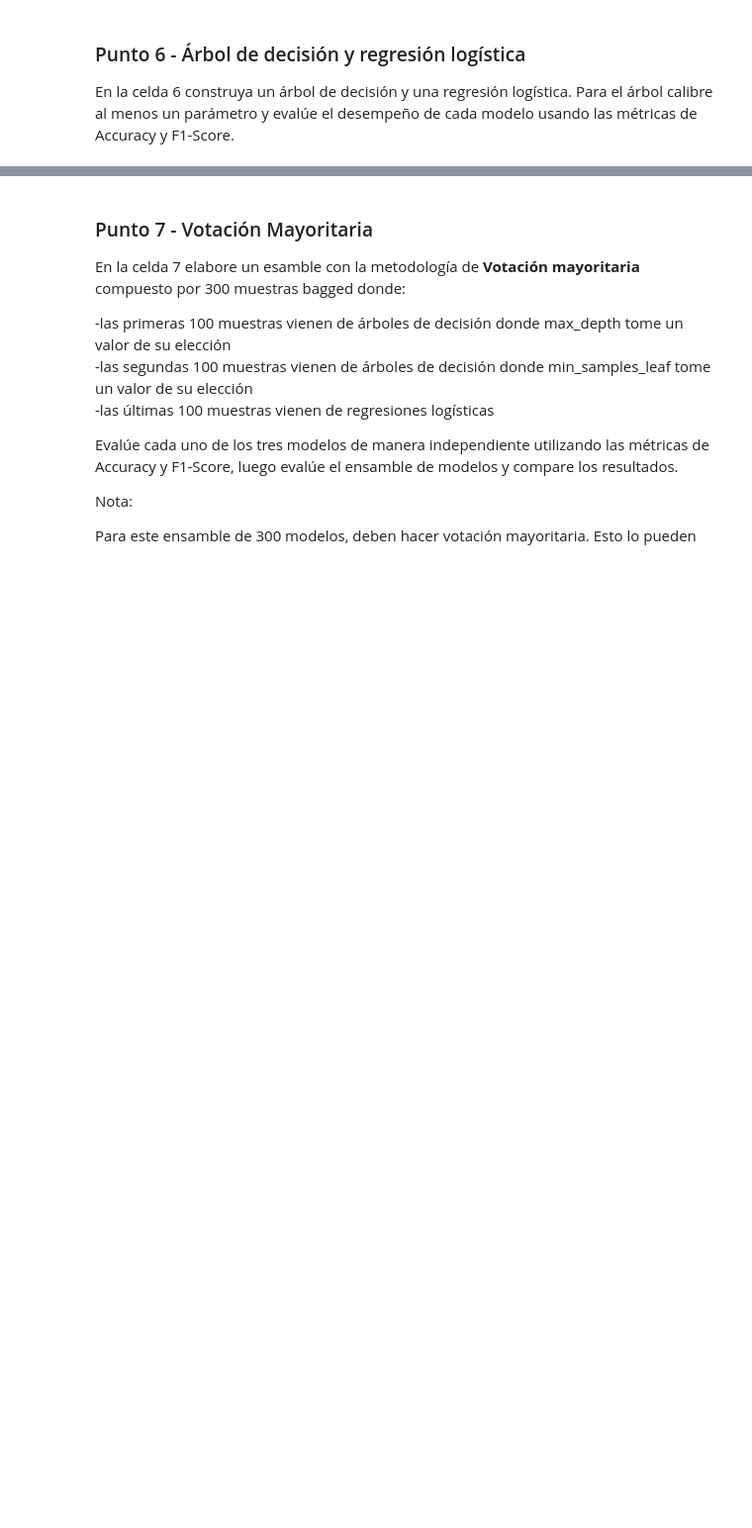
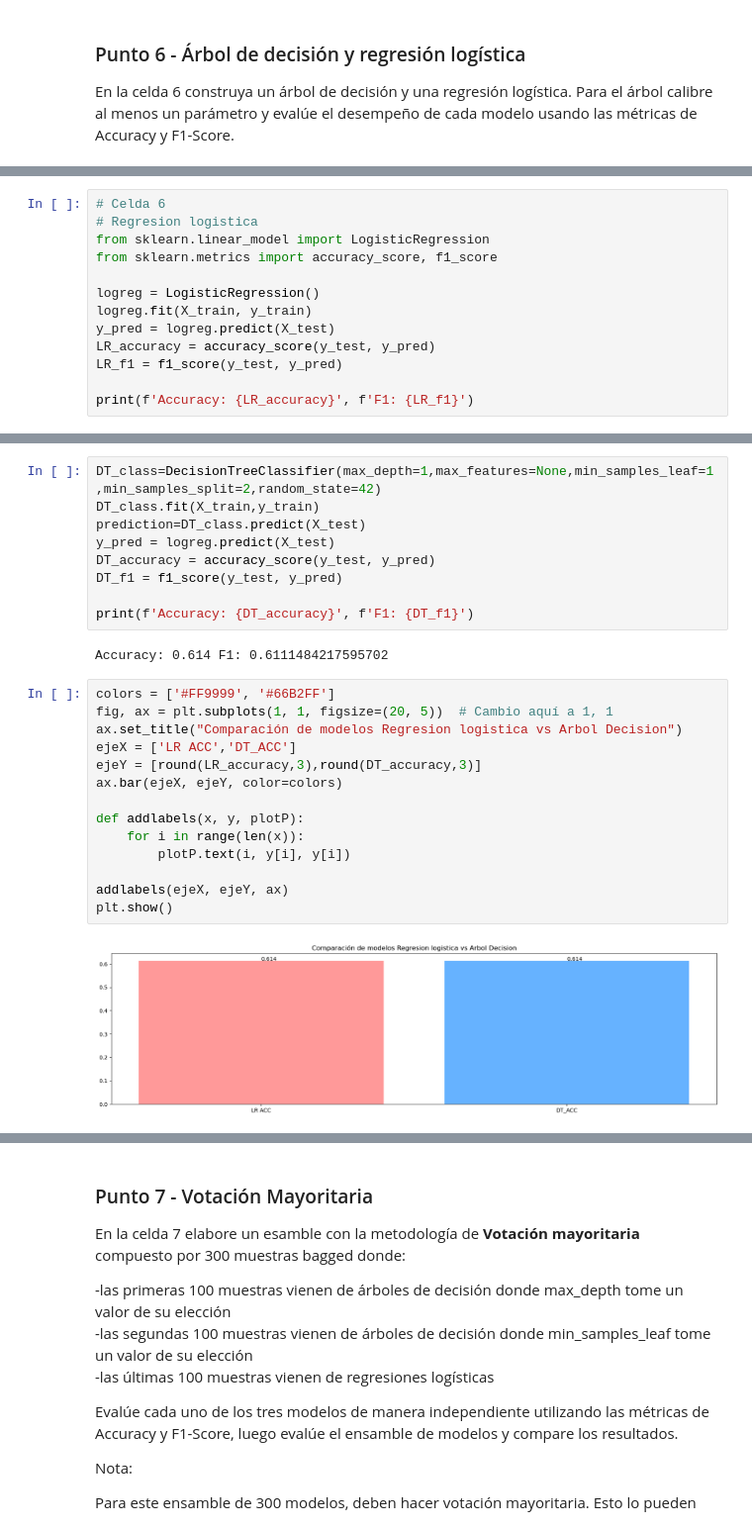
Before and after one commit to anfisbena/MIAD_NLP_2024, a Jupyter notebook: Semana 1/S1TC1_arboles_ensamblajes.ipynb, the cells around one changed output, grey strips where cells are left out. Shown: that part at 99% size. Drawn from its saved outputs; the diff is of its cells as text; blank space fills up the shorter version.

```diff
--- a/Semana 1/S1TC1_arboles_ensamblajes.ipynb
+++ b/Semana 1/S1TC1_arboles_ensamblajes.ipynb
@@ -251,0 +471,13 @@ En la celda 6 construya un árbol de decisión y una regresión logística. Para
+# %%
+# Celda 6
+# Regresion logistica
+from sklearn.linear_model import LogisticRegression
+from sklearn.metrics import accuracy_score, f1_score
+
+logreg = LogisticRegression()
+logreg.fit(X_train, y_train)
+y_pred = logreg.predict(X_test)
+LR_accuracy = accuracy_score(y_test, y_pred)
+LR_f1 = f1_score(y_test, y_pred)
+
+print(f'Accuracy: {LR_accuracy}', f'F1: {LR_f1}')
@@ -251,0 +511,27 @@ En la celda 6 construya un árbol de decisión y una regresión logística. Para
+# %%
+DT_class=DecisionTreeClassifier(max_depth=1,max_features=None,min_samples_leaf=1,min_samples_split=2,random_state=42)
+DT_class.fit(X_train,y_train)
+prediction=DT_class.predict(X_test)
+y_pred = logreg.predict(X_test)
+DT_accuracy = accuracy_score(y_test, y_pred)
+DT_f1 = f1_score(y_test, y_pred)
+
+print(f'Accuracy: {DT_accuracy}', f'F1: {DT_f1}')
+# %% [output]
+Accuracy: 0.614 F1: 0.6111484217595702
+# %%
+colors = ['#FF9999', '#66B2FF']
+fig, ax = plt.subplots(1, 1, figsize=(20, 5))  # Cambio aquí a 1, 1
+ax.set_title("Comparación de modelos Regresion logistica vs Arbol Decision")
+ejeX = ['LR ACC','DT_ACC']
+ejeY = [round(LR_accuracy,3),round(DT_accuracy,3)]
+ax.bar(ejeX, ejeY, color=colors)
+
+def addlabels(x, y, plotP):
+    for i in range(len(x)):
+        plotP.text(i, y[i], y[i])
+
+addlabels(ejeX, ejeY, ax)
+plt.show()
+# %% [output]
+[figure, added]
```
Also changed, not shown: parts of 27 cells of this notebook, 1 other file.
